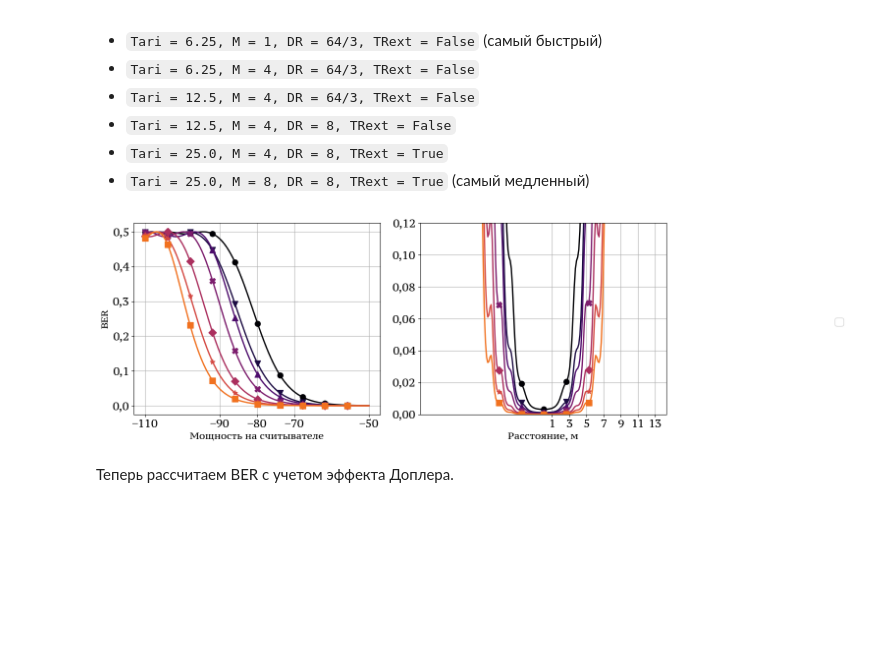
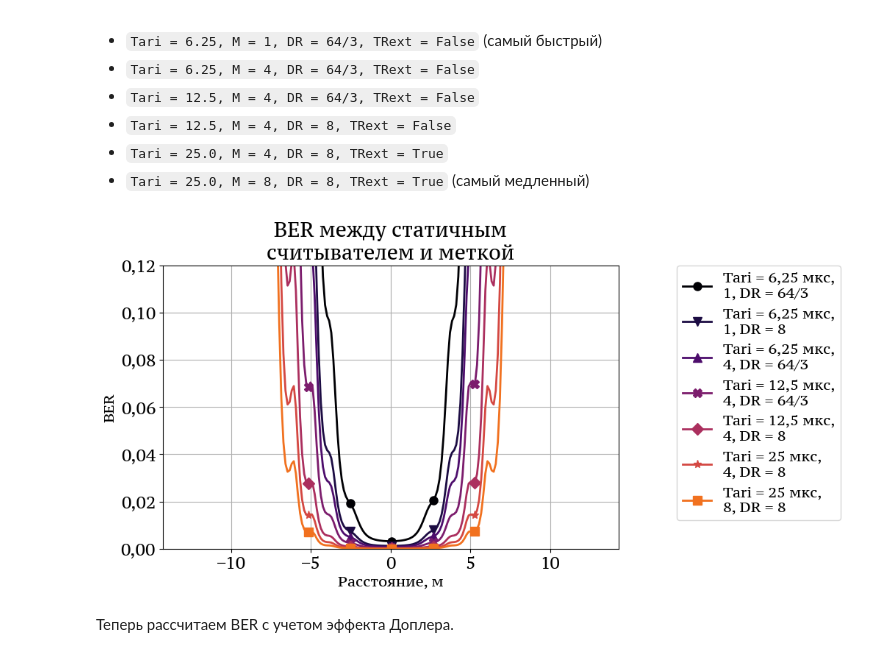
Before and after one commit to VilmenAbramian/simulation, a Jupyter notebook: pysim/experiments/channel.ipynb, the cells around one changed output. Drawn from its saved outputs; the diff is of its cells as text; code cells hidden in the pictures; blank space fills up the shorter version.

Commit message:
Complete UAV BER graph

```diff
--- a/pysim/experiments/channel.ipynb
+++ b/pysim/experiments/channel.ipynb
@@ -60,8 +60,9 @@ RADIATION_PATTERN = channel.rp_dipole
 DEFAULT_SPEED = 10             # Метров в секунду
 DEFAULT_ORIENTATION = 'front'  # front или back
 
-READER_POS = np.array((5.0, 0, 5.0))               # Высота 5 метров
-READER_ANTENNA_DIRECTION = np.array((0, 0, -1.0))  # Направление антенны считывателя (вниз)
+READER_POS = np.array((5.0, 0, 5))               # Высота 5 метров
+vector = np.array((0, 0, -1))
+READER_ANTENNA_DIRECTION =  vector/np.linalg.norm(vector)
 READER_POLARIZATION = CIRCULAR_POLARIZATION        # Поляризация антенны
 READER_GAIN = 8            # Усиление антенны
 READER_CABLE_LOSS = -2.0   # dBm
@@ -697,63 +681,49 @@ SERIES_COLORS = [get_color(i / SERIES_SIZE * 0.8) for i in range(SERIES_SIZE)]
 # %%
 def plot_ber(image_name: str = '', save_fig: bool = False) -> None:
     """
-    Нарисовать графики зависимостей BER от SNR и от расстояния между
+    Нарисовать график зависимости BER от расстояния между
     считывателем и меткой.
 
     Args:
         image_name (str): имя файла без расширения
     """
-    fig, axes = plt.subplots(figsize=(FIGSIZE[0]+4, FIGSIZE[1]), nrows=1, ncols=2)
-    ax0, ax1 = axes
-
     ox_axis = np.linspace(MINIMUM_DISTANCE+2, MAXIMUM_DISTANCE-2, GRID_STEP)
-    basic_rx = np.linspace(-110, -50, GRID_STEP)
 
     tag_accepted_power = [get_tag_rx(x, v=0, t=0) for x in ox_axis]
     tag_radiated_power = [get_tag_tx(power) for power in tag_accepted_power]
     reader_accepted_power = [get_reader_rx(x, v=0, t=0, power=tag_power) for (x, tag_power) in zip(ox_axis, tag_radiated_power)]
+    fig, ax = plt.subplots(figsize=FIGSIZE, nrows=1, ncols=1)
 
     for i, (tari_us, m, dr) in enumerate(SERIES):
         tari = tari_us * 1e-6
         trcal = get_trcal(tari)
         m_tag_value = m.value[1] # пример m.value: ('10', 4, 'M4')
 
         snr_on_reader = [get_snr(power, m_tag_value, trcal, False, dr.eval()) for power in reader_accepted_power]
         ber_on_reader = [channel.ber(snr) for snr in snr_on_reader]
 
-        basic_snr = [get_snr(power, m_tag_value, trcal, False, dr.eval()) for power in basic_rx]
-        basic_ber = [channel.ber(snr) for snr in basic_snr]
-
         props = {
             'linewidth': LINEWIDTH,
             'marker': SERIES_MARKERS[i],
             'color': SERIES_COLORS[i],
             'markevery': MARKEVERY,
             'markersize': MARKERSIZE,
-            # 'label': (f"Tari = {tari_us:n} мкс,\n"
-            #           f"{m.name}, DR = {str_dr(dr)}")
+            'label': (f'Tari = {tari_us:n} мкс,\n'
+                      f'{m_tag_value}, DR = {str(dr)}')
         }
-        ax0.plot(basic_rx, basic_ber, **props)
-        ax1.plot(ox_axis, ber_on_reader, **props)
+        ax.plot(ox_axis, ber_on_reader, **props)
 
-    for ax in axes:
-        ax.grid()
-
-    ax0.set_ylabel('BER', fontsize=LEGEND_FONTSIZE)
-    ax0.set_xlabel('Мощность на считывателе', fontsize=LEGEND_FONTSIZE)
-    ax1.set_xlabel('Расстояние, м', fontsize=LEGEND_FONTSIZE)
-    ax1.set_ylim((0, 0.12))
-    ax0.set_xticks((-110, -90, -80, -70, -50))
-    ax1.set_xticks((1, 3, 5, 7, 9, 11, 13))
-
-    fig.legend(*ax0.get_legend_handles_labels(), loc='center right',
-               bbox_to_anchor=(1.29, 0.533), ncol=1)
-
-    plt.tight_layout()
+    # Оформление графика
+    ax.set_title('BER между статичным\nсчитывателем и меткой')
+    ax.set_xlabel('Расстояние, м', fontsize=LEGEND_FONTSIZE)
+    ax.set_ylabel('BER', fontsize=LEGEND_FONTSIZE)
+    ax.set_ylim((0, 0.12))
+    ax.grid()
+    fig.legend(loc='center right', bbox_to_anchor=(1.29, 0.533), fontsize=LEGEND_FONTSIZE)
 
 plot_ber('', save_fig = False)
 # %% [output]
-[figure, old version]
+[figure, new version]
 # %% [markdown]
 Теперь рассчитаем BER с учетом эффекта Доплера.
 # %%
```
Also changed, not shown: parts of 2 cells of this notebook, 1 other file.
